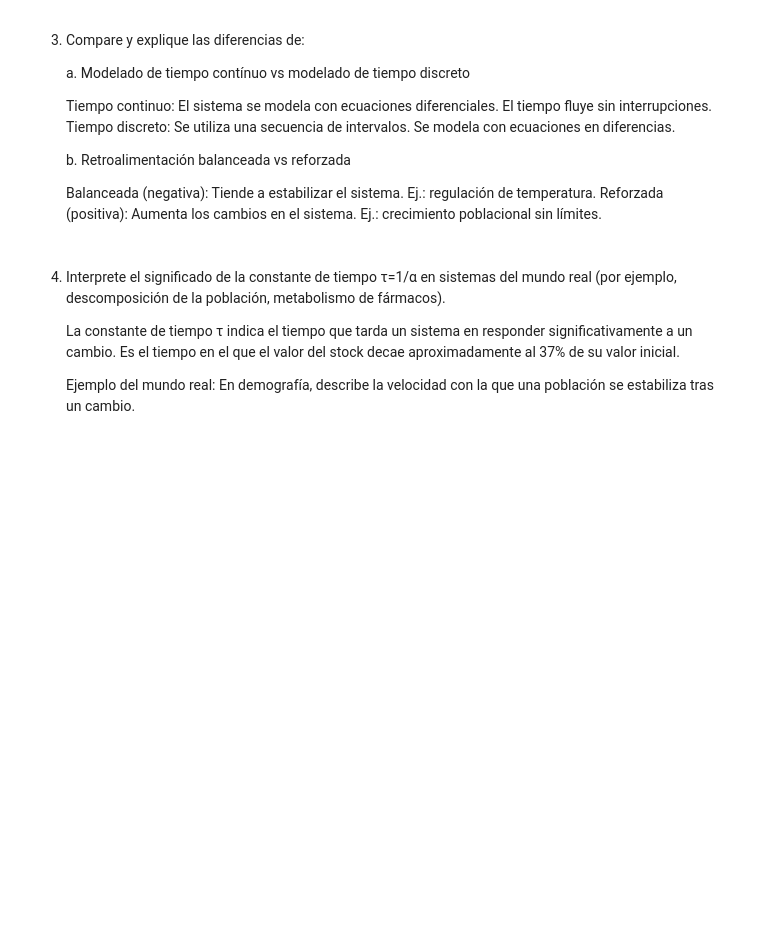
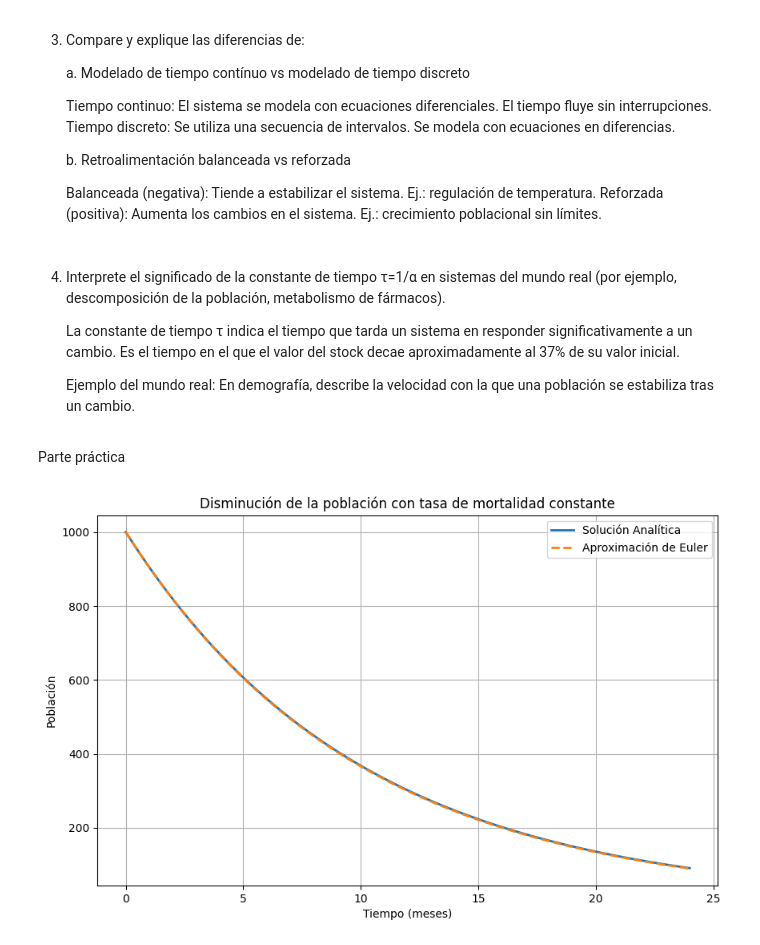
Before and after one commit to Silviaillescas/Lab1-modelacion, a Jupyter notebook: Ejercicio1.ipynb, the cells around one changed output. Saved outputs shown, nothing was run; the diff lists cells and outputs as text; code cells hidden in the pictures; blank space fills up the shorter version.

Commit message:
Parte práctica - Ejercicio 1

```diff
--- a/Ejercicio1.ipynb
+++ b/Ejercicio1.ipynb
@@ -55,3 +55,42 @@ descomposición de la población, metabolismo de fármacos).
 
     Ejemplo del mundo real:
     En demografía, describe la velocidad con la que una población se estabiliza tras un cambio.
+# %% [markdown]
+Parte práctica
+# %%
+import numpy as np
+import matplotlib.pyplot as plt
+
+# Parámetros del modelo
+S0 = 1000               # Población inicial
+alpha = 0.1             # Tasa de mortalidad (1/mes)
+T = 24                  # Horizonte de tiempo en meses
+dt = 0.1                # Paso de tiempo para Euler
+n_steps = int(T / dt)   # Número de pasos
+
+# Inicialización de variables
+tiempo = np.linspace(0, T, n_steps + 1)
+S_euler = np.zeros(n_steps + 1)
+S_exacta = np.zeros(n_steps + 1)
+S_euler[0] = S0
+
+# Método de Euler
+for i in range(n_steps):
+    dS = -alpha * S_euler[i]
+    S_euler[i + 1] = S_euler[i] + dS * dt
+
+# Solución analítica
+S_exacta = S0 * np.exp(-alpha * tiempo)
+
+# Gráfico
+plt.figure(figsize=(10, 6))
+plt.plot(tiempo, S_exacta, label='Solución Analítica', linewidth=2)
+plt.plot(tiempo, S_euler, '--', label='Aproximación de Euler', linewidth=2)
+plt.title('Disminución de la población con tasa de mortalidad constante')
+plt.xlabel('Tiempo (meses)')
+plt.ylabel('Población')
+plt.grid(True)
+plt.legend()
+plt.show()
+# %% [output]
+[figure, added]
```
Also changed, not shown: parts of 1 cell of this notebook.
